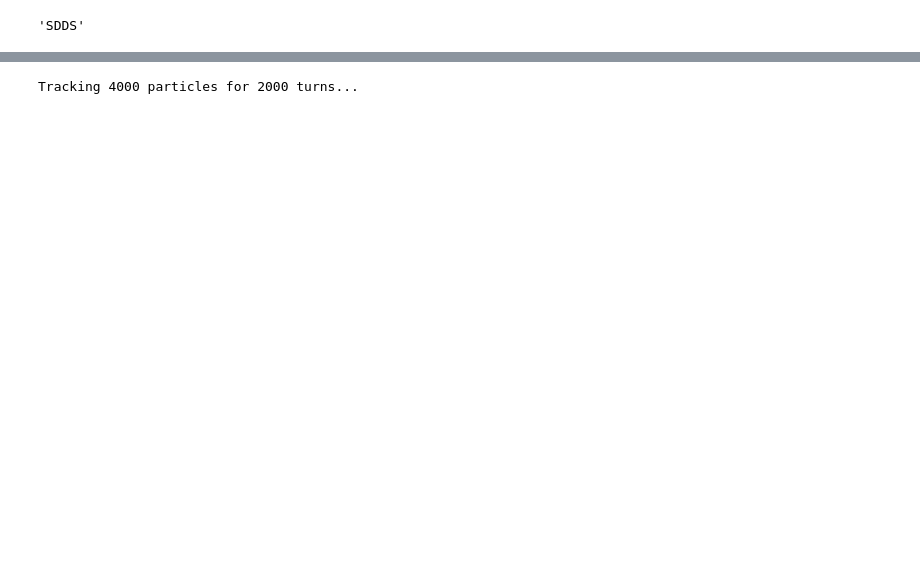
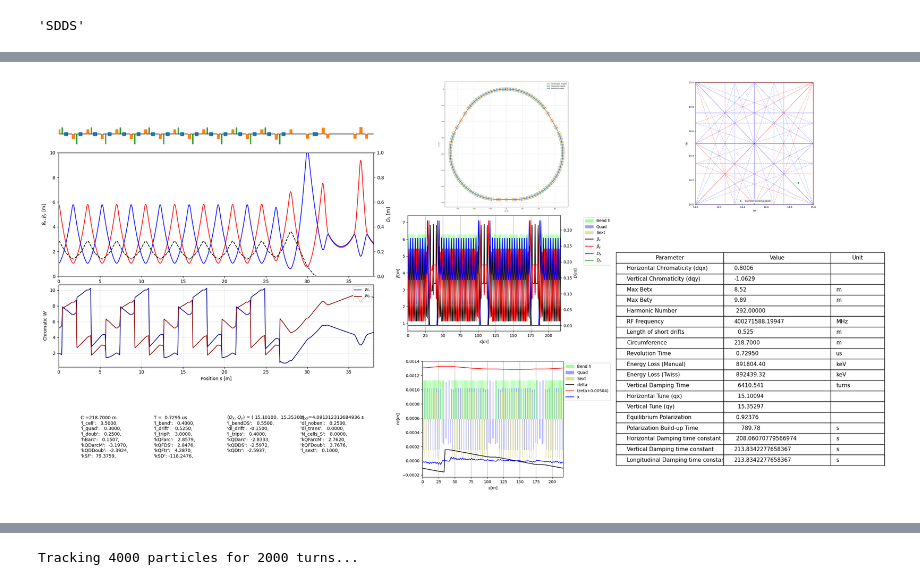
Before and after one commit to Maddie-jpg/polarizer-ring-studies, a Jupyter notebook: Notebooks/design1.ipynb, the cells around one changed output, grey strips where cells are left out. Cells and saved outputs as stored; diff of their text form; code cells hidden in the pictures; blank space fills up the shorter version.

```diff
--- a/Notebooks/design1.ipynb
+++ b/Notebooks/design1.ipynb
@@ -782,3 +725,103 @@ make_info_sheet_io()
+# %%
+import io
+import os
+import numpy as np
+import matplotlib.pyplot as plt
+import matplotlib.image as mpimg
+from matplotlib.gridspec import GridSpec
+from prettytable import PrettyTable # Assumes 't' is a PrettyTable object
+
+def trim_whitespace(img, tolerance=0.95):
+    """Removes white borders from a standard RGB image array."""
+    if img.ndim == 3: # RGB
+        mask = np.all(img > tolerance, axis=-1)
+    else: # Grayscale
+        mask = img > tolerance
+
+    # Find coordinates where it's not white
+    coords = np.argwhere(~mask)
+    if coords.size == 0: return img
+
+    y0, x0 = coords.min(axis=0)
+    y1, x1 = coords.max(axis=0) + 1
+    return img[y0:y1, x0:x1]
+
+def make_info_sheet_io(table_obj):
+    # 1. High-resolution canvas
+    fig = plt.figure(figsize=(24, 12), dpi=100, facecolor='white')
+
+    # 2. Optimized GridSpec
+    # Left: Spuck (wide), Middle: Stacked plots, Right: WP + Table
+    gs = GridSpec(3, 3, figure=fig,
+                  width_ratios=[1.3, 0.8, 1],
+                  height_ratios=[1, 1, 1.2],
+                  hspace=0.02, wspace=0.02)
+
+    img_paths = {
+        "spuck": "/home/mwatson/Documents/laughing-octo-bassoon/NotebooksStandard1.png",
+        "survey": "ring_survey_1.png",
+        "delta": "ring_delta_1.png",
+        "twiss": "ring_twiss_1.png",
+        "wp": "working_point_1.png"
+    }
+
+    def plot_img(ax_obj, path):
+        try:
+            if os.path.exists(path):
+                img = mpimg.imread(path)
+                # Auto-crop the white space within the image itself
+                img_cropped = trim_whitespace(img)
+                ax_obj.imshow(img_cropped, aspect='equal', interpolation='lanczos')
+            else:
+                ax_obj.text(0.5, 0.5, f"File Not Found:\n{os.path.basename(path)}",
+                            ha='center', va='center', color='red')
+        except Exception as e:
+            ax_obj.text(0.5, 0.5, f"Error loading:\n{str(e)}", ha='center', va='center')
+        ax_obj.axis('off')
+
+    # --- PLACEMENT ---
+    # Left Column: Spuck (Full height)
+    plot_img(fig.add_subplot(gs[:, 0]), img_paths["spuck"])
+
+    # Middle Column: Three stacked plots
+    plot_img(fig.add_subplot(gs[0, 1]), img_paths["survey"])
+    plot_img(fig.add_subplot(gs[1, 1]), img_paths["delta"])
+    plot_img(fig.add_subplot(gs[2, 1]), img_paths["twiss"])
+
+    # Right Column: WP on top, Table on bottom
+    plot_img(fig.add_subplot(gs[0, 2]), img_paths["wp"])
+
+    # --- THE TABLE ---
+    ax_table = fig.add_subplot(gs[1:, 2])
+    ax_table.axis('off')
+
+    # Convert PrettyTable to list of lists
+    data = [[str(item) for item in row[:3]] for row in table_obj._rows]
+
+    the_table = ax_table.table(
+        cellText=data,
+        colLabels=["Parameter", "Value", "Unit"],
+        loc='center',
+        cellLoc='left',
+        colWidths=[0.4, 0.4, 0.2]
+    )
+
+    # Styling for max legibility
+    the_table.auto_set_font_size(False)
+    the_table.set_fontsize(11)
+    the_table.scale(1.0, 1.4) # Vertical expansion
+
+    # 3. Final Margin Push
+    plt.subplots_adjust(left=0.01, right=0.99, top=0.99, bottom=0.01)
+
+    # Save the consolidated sheet
+    plt.savefig("Accelerator_Summary_Large.png", bbox_inches='tight', dpi=150)
+    plt.show()
+
+# Execution
+make_info_sheet_io(t)
+# %% [output]
+[figure, added]
 # %%
 # %% Simple test of tracking with synchrotron radiation - takes some time
 ring.configure_radiation(model='mean')
```
Also changed, not shown: parts of 10 cells of this notebook, 11 other files.
